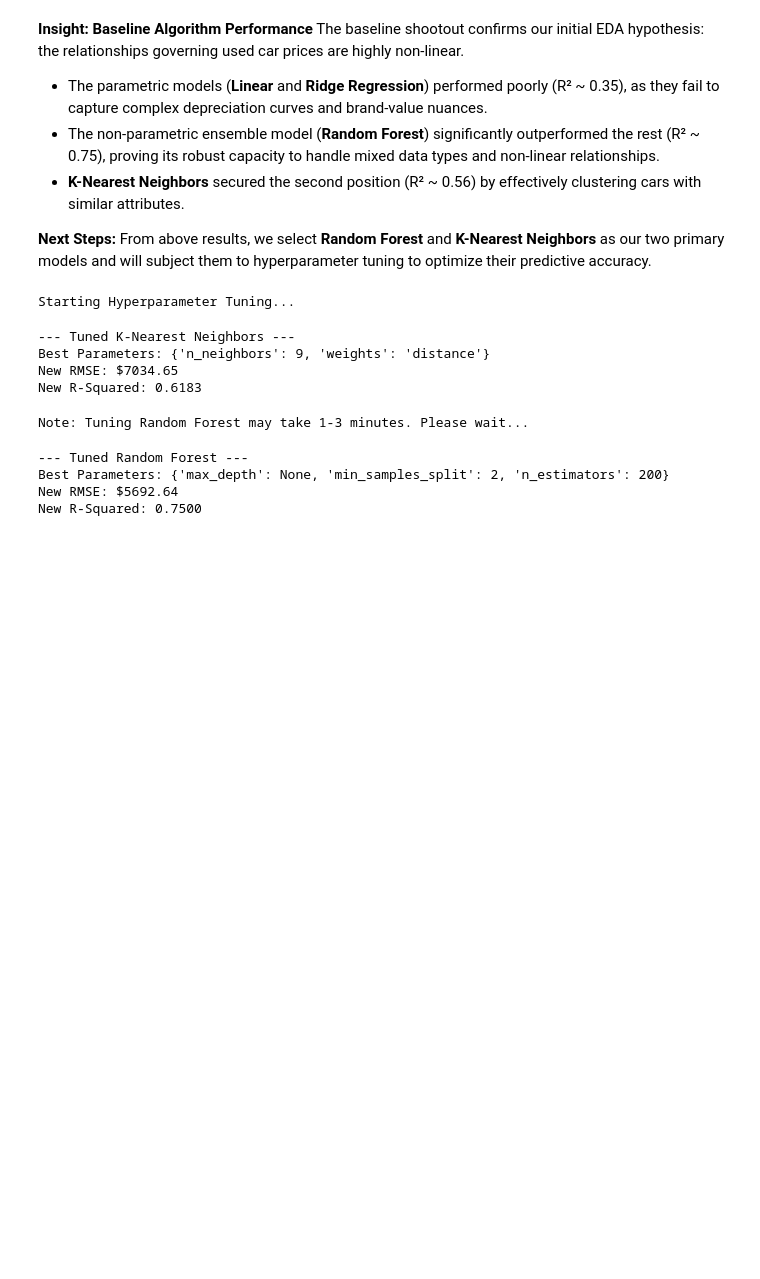
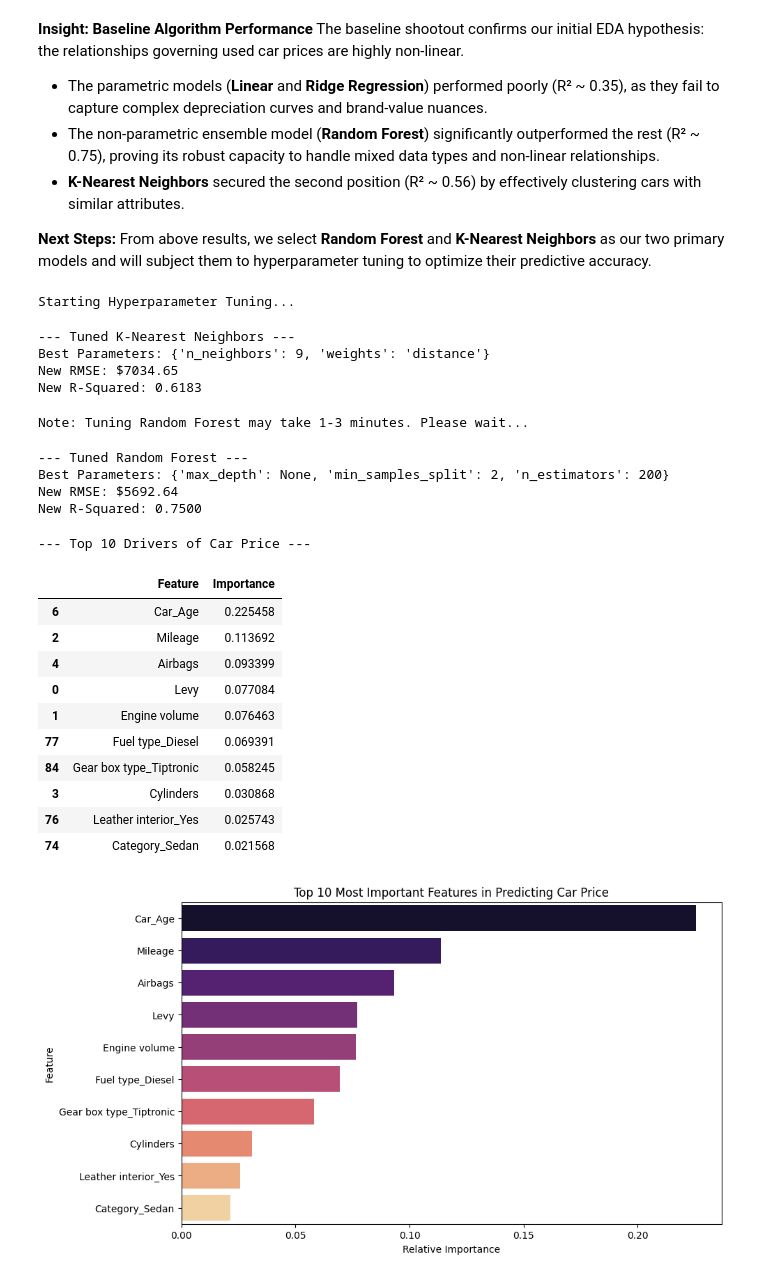
Before and after one commit to Kosala1988/IT5022---Fundamentals-of-Machine-Learning-, a Jupyter notebook: Used_Car_Price_Prediction.ipynb, the cells around one changed output. Saved outputs shown, nothing was run; the diff lists cells and outputs as text; code cells hidden in the pictures; blank space fills up the shorter version.

```diff
--- a/Used_Car_Price_Prediction.ipynb
+++ b/Used_Car_Price_Prediction.ipynb
@@ -610,3 +610,46 @@ print(f"New R-Squared: {rf_r2:.4f}")
 Best Parameters: {'max_depth': None, 'min_samples_split': 2, 'n_estimators': 200}
 New RMSE: $5692.64
 New R-Squared: 0.7500
+# %%
+# Phase 4.5: Feature Importance Analysis (Random Forest)
+
+# Extract the importance scores from your best tuned Random Forest
+importances = best_rf.feature_importances_
+
+# Get the names of the columns from your X_train dataset
+feature_names = X.columns
+
+# Create a DataFrame to hold the feature names and their importance scores
+importance_df = pd.DataFrame({
+    'Feature': feature_names,
+    'Importance': importances
+})
+
+# Sort the DataFrame to find the most important features at the top
+importance_df = importance_df.sort_values(by='Importance', ascending=False)
+
+# Display the top 10 most influential factors
+print("--- Top 10 Drivers of Car Price ---")
+display(importance_df.head(10))
+
+# Visualize the Top 10 Features
+plt.figure(figsize=(10, 6))
+sns.barplot(x='Importance', y='Feature', data=importance_df.head(10), palette='magma')
+plt.title('Top 10 Most Important Features in Predicting Car Price')
+plt.xlabel('Relative Importance')
+plt.ylabel('Feature')
+plt.show()
+# %% [output]
+--- Top 10 Drivers of Car Price ---
+|  | Feature | Importance |
+| 6 | Car_Age | 0.225458 |
+| 2 | Mileage | 0.113692 |
+| 4 | Airbags | 0.093399 |
+| 0 | Levy | 0.077084 |
+| 1 | Engine volume | 0.076463 |
+| 77 | Fuel type_Diesel | 0.069391 |
+| 84 | Gear box type_Tiptronic | 0.058245 |
+| 3 | Cylinders | 0.030868 |
+| 76 | Leather interior_Yes | 0.025743 |
+| 74 | Category_Sedan | 0.021568 |
+[figure, added]
```
Also changed, not shown: parts of 1 cell of this notebook.
